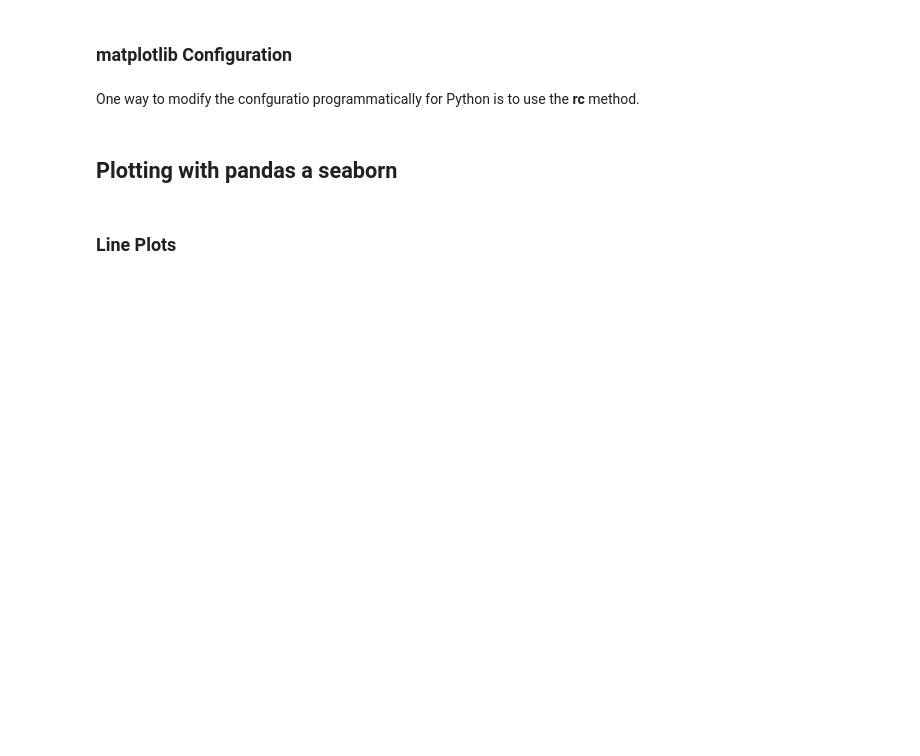
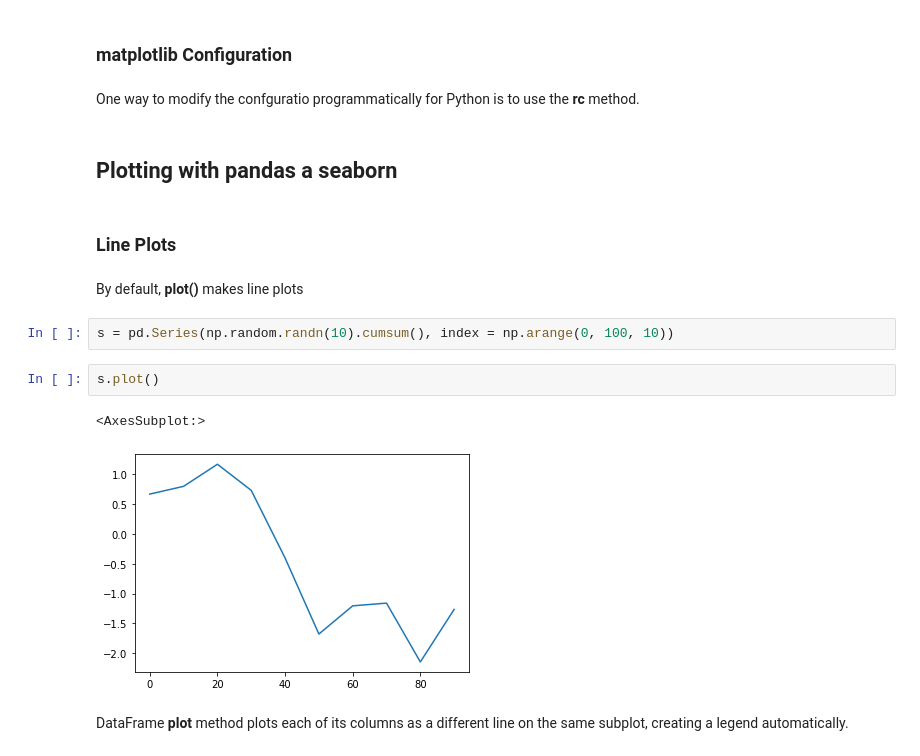
Before and after one commit to diego19508/pydata-book, a Jupyter notebook: Notes/Plotting_Visualization.ipynb, the cells around one changed output. Drawn from its saved outputs; the diff is of its cells as text; blank space fills up the shorter version.

```diff
--- a/Notes/Plotting_Visualization.ipynb
+++ b/Notes/Plotting_Visualization.ipynb
@@ -161,3 +161,14 @@ One way to modify the confguratio programmatically for Python is to use the **rc
 ## Plotting with pandas a seaborn
 # %% [markdown]
 ### Line Plots
+# %% [markdown]
+By default, **plot()** makes line plots
+# %%
+s = pd.Series(np.random.randn(10).cumsum(), index = np.arange(0, 100, 10))
+# %%
+s.plot()
+# %% [output]
+<AxesSubplot:>
+[figure, added]
+# %% [markdown]
+DataFrame **plot** method plots each of its columns as a different line on the same subplot, creating a legend automatically.
```
Also changed, not shown: parts of 34 cells of this notebook.
